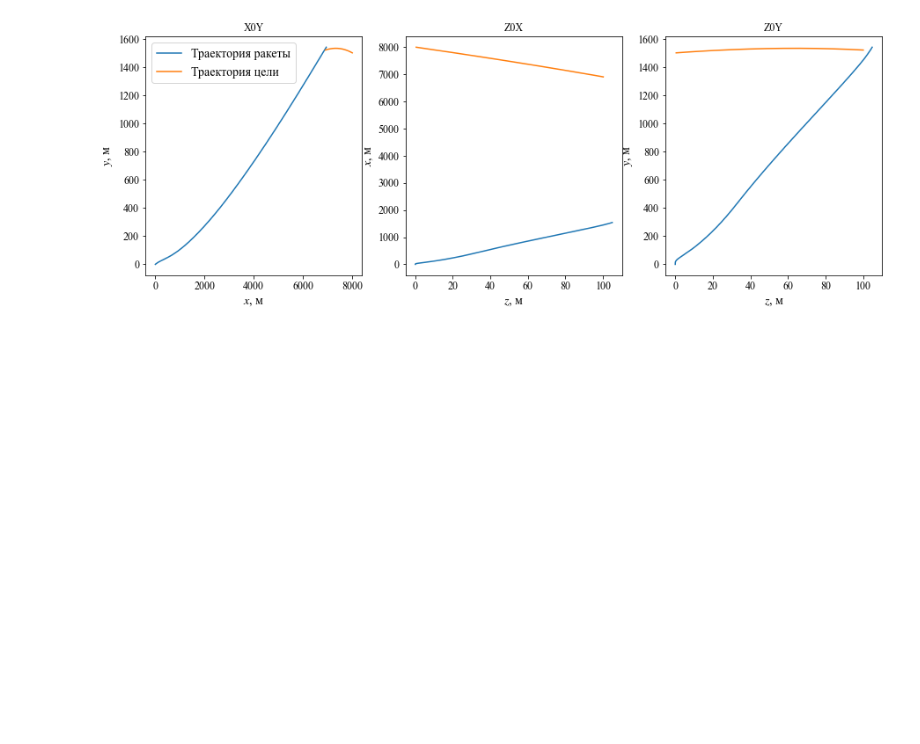
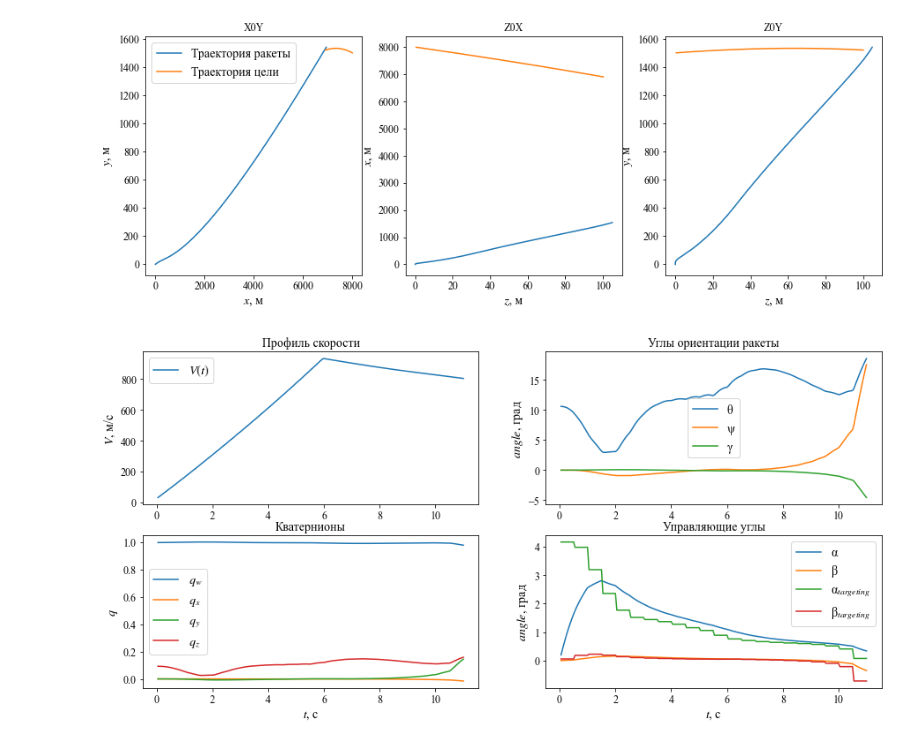
Before and after one commit to kirtis26/Missile3D, a Jupyter notebook: test.ipynb, the cells around one changed output. Cells and saved outputs as stored; diff of their text form; code cells hidden in the pictures; blank space fills up the shorter version.

```diff
--- a/test.ipynb
+++ b/test.ipynb
@@ -62,3 +62,7 @@ scenario.plot()
 scenario.plot_trajectory()
 # %% [output]
 [figure]
+# %%
+scenario.plot_motion_parameters()
+# %% [output]
+[figure, added]
```
Also changed, not shown: parts of 1 cell of this notebook.
